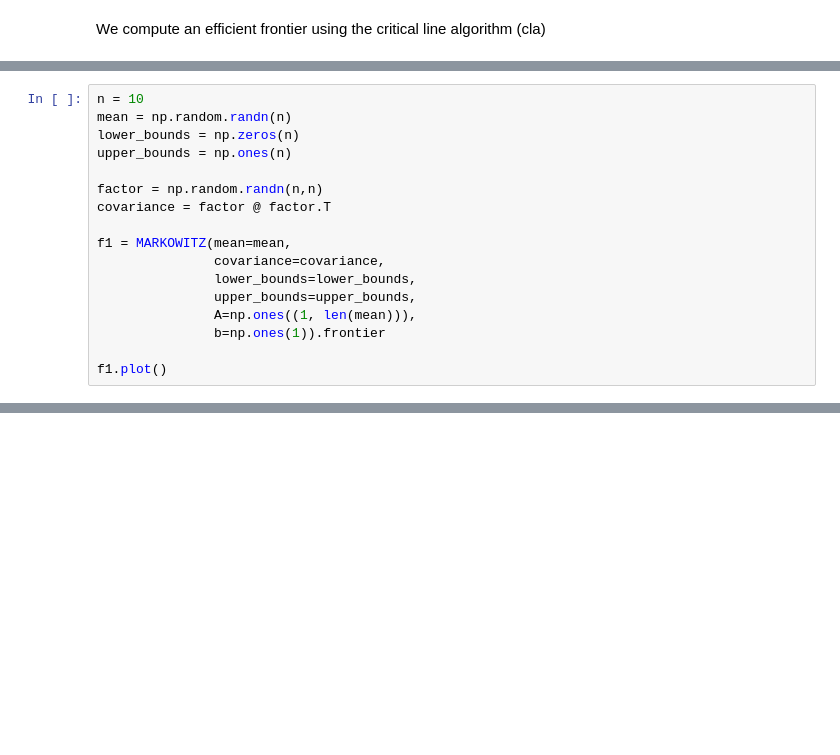
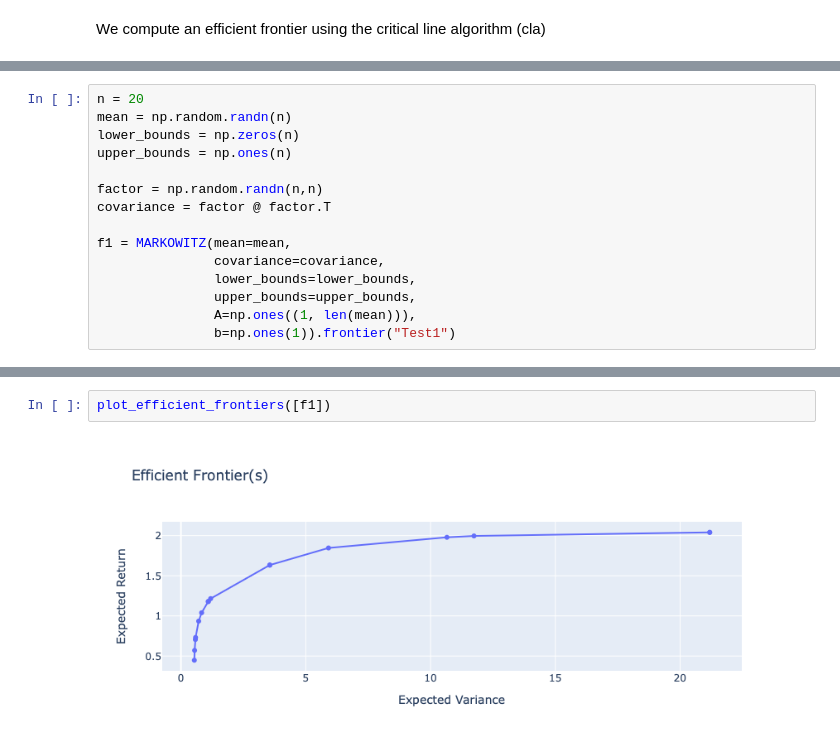
Before and after one commit to cvxgrp/cvxcla, a Jupyter notebook: book/_sources/docs/notebooks/cla.ipynb, the cells around one changed output, grey strips where cells are left out. Saved outputs shown, nothing was run; the diff lists cells and outputs as text; blank space fills up the shorter version.

```diff
--- a/book/_sources/docs/notebooks/cla.ipynb
+++ b/book/_sources/docs/notebooks/cla.ipynb
@@ -7,6 +8,6 @@ import numpy as np
 from cvx.cla.markowitz.cla import CLA as MARKOWITZ
 # %%
-n = 10
+n = 20
 mean = np.random.randn(n)
 lower_bounds = np.zeros(n)
 upper_bounds = np.ones(n)
@@ -19,7 +20,5 @@ f1 = MARKOWITZ(mean=mean,
                lower_bounds=lower_bounds,
                upper_bounds=upper_bounds,
                A=np.ones((1, len(mean))),
-               b=np.ones(1)).frontier
-
-f1.plot()
+               b=np.ones(1)).frontier("Test1")
 # %% [output]
@@ -27,0 +26,4 @@ f1.plot()
+# %%
+plot_efficient_frontiers([f1])
+# %% [output]
+[figure, added]
```
Also changed, not shown: parts of 2 cells of this notebook, 18 other files.
